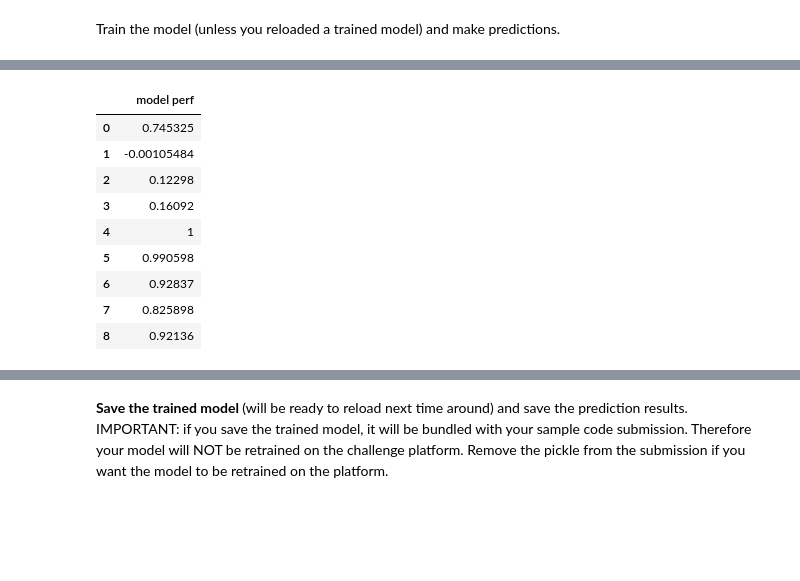
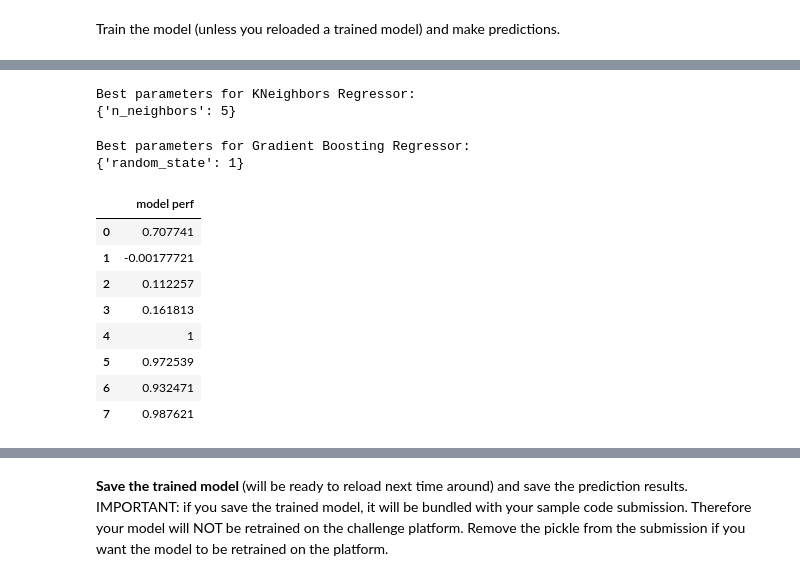
Before and after one commit to UrsulaAlcantara/Segway, a Jupyter notebook: starting_kit/README_model.ipynb, the cells around one changed output, grey strips where cells are left out. Cells and saved outputs as stored; diff of their text form; code cells hidden in the pictures; blank space fills up the shorter version.

```diff
--- a/starting_kit/README_model.ipynb
+++ b/starting_kit/README_model.ipynb
@@ -318,38 +314,73 @@ print(search.best_params_)
+# %%
+# Find best parameters for KNeighbors Regressor
+'''
+A trafic circumstance is usually complete. We don't think simply combine datas near each other
+in a euclidean space could suit such a problem, but our GridSearchCV do find a best number of neighbors
+which we think is not enough pratical.
+'''
+parameters = {'n_neighbors':range(2,10)}
+classifier = KNeighborsRegressor()
+search = GridSearchCV(classifier, parameters)
+search.fit(X_test_para,Y_test_para)
+print("Best parameters for KNeighbors Regressor:")
+print(search.best_params_)
+# %% [output]
+Best parameters for KNeighbors Regressor:
+{'n_neighbors': 5}
+# %%
+# Find best parameters for Gradient Boosting Regressor
+'''
+We don't understand quite well of this model, we think this is a kind of gradient descent methode,
+we are not sur our data can be described as a gardient desscent problems. But there might be a
+fonction complete enough to suit our model. So we decide to give it a try.
+'''
+parameters = {'random_state':range(1,4)}
+classifier = GradientBoostingRegressor()
+search = GridSearchCV(classifier, parameters)
+search.fit(X_test_para,Y_test_para)
+print("Best parameters for Gradient Boosting Regressor:")
+print(search.best_params_)
+# %% [output]
+Best parameters for Gradient Boosting Regressor:
+{'random_state': 1}
 # %%
-voter1 = GradientBoostingRegressor(random_state=1, n_estimators=19)
-voter2 = RandomForestRegressor(random_state=4, n_estimators=19)
-voter3 = LinearRegression()
+# Here we put all models analyed together to compare
+
+'''
+VotingRegressor means that three models combine together to predict a data. Here we chose
+'''
+
+voter1 = GradientBoostingRegressor(random_state=1)
+voter2 = RandomForestRegressor(random_state=2)
+voter3 = DecisionTreeRegressor(random_state=2)
 
 model_list = [
-    KNeighborsRegressor(4),
+    KNeighborsRegressor(n_neighbors=5),
     svm.SVR(),
     GaussianProcessRegressor(kernel=DotProduct() + WhiteKernel(),random_state=0),
     ElasticNet(random_state=0),
-    DecisionTreeRegressor(random_state=2),
-    RandomForestRegressor(n_estimators=100),
-    GradientBoostingRegressor(random_state=1, n_estimators=100),
-    VotingRegressor(estimators=[('gb', voter1), ('rf', voter2), ('lr', voter3)]),
-    GradientBoostingRegressor(random_state=2, n_estimators=100, max_features = 'auto',loss = 'huber',learning_rate = 0.1,criterion =  'friedman_mse')                                               #0.99          0.40
-    ]
+    DecisionTreeRegressor(random_state=2), #
+    RandomForestRegressor(max_depth=9, random_state=2), #
+    GradientBoostingRegressor(random_state=1), #
+    VotingRegressor(estimators=[('gb', voter1), ('rf', voter2), ('lr', voter3)])] #
 # %%
-# Here we put all the best params for all classifier and put in the data from pre-processing data
-nb_data = 3000 # Insufficient computing power, takes too long to execute
+# Here we put all the best params for all classifier
+nb_data = 2000 # Insufficient computing power, so we take just 2000 samples
 nb_model = len(model_list)
 Perf_tr = np.zeros([nb_model,1])
 for i in range(nb_model):
     model_list[i].fit(X_train[0:nb_data],Y_train[0:nb_data])
     Ytrain_predicted = model_list[i].predict(X_train[0:nb_data])
     Perf_tr[i] = sklearn_metric(Y_train[0:nb_data], Ytrain_predicted)
 pd.DataFrame(Perf_tr,columns=['model perf']).style.background_gradient(cmap='Blues')
 # %% [output]
 |  | model perf |
-| 0 | 0.745325 |
-| 1 | -0.00105484 |
-| 2 | 0.12298 |
-| 3 | 0.16092 |
+| 0 | 0.707741 |
+| 1 | -0.00177721 |
+| 2 | 0.112257 |
+| 3 | 0.161813 |
 | 4 | 1 |
-| 5 | 0.990598 |
-| 6 | 0.92837 |
-| 7 | 0.825898 |
-| 8 | 0.92136 |
+| 5 | 0.972539 |
+| 6 | 0.932471 |
+| 7 | 0.987621 |
 # %%
```
Also changed, not shown: parts of 22 cells of this notebook.
